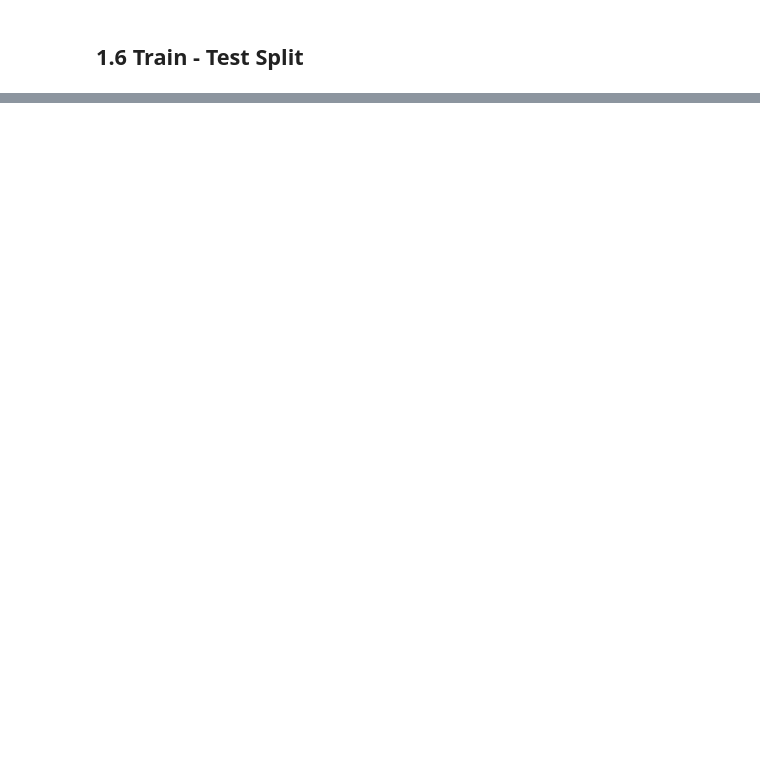
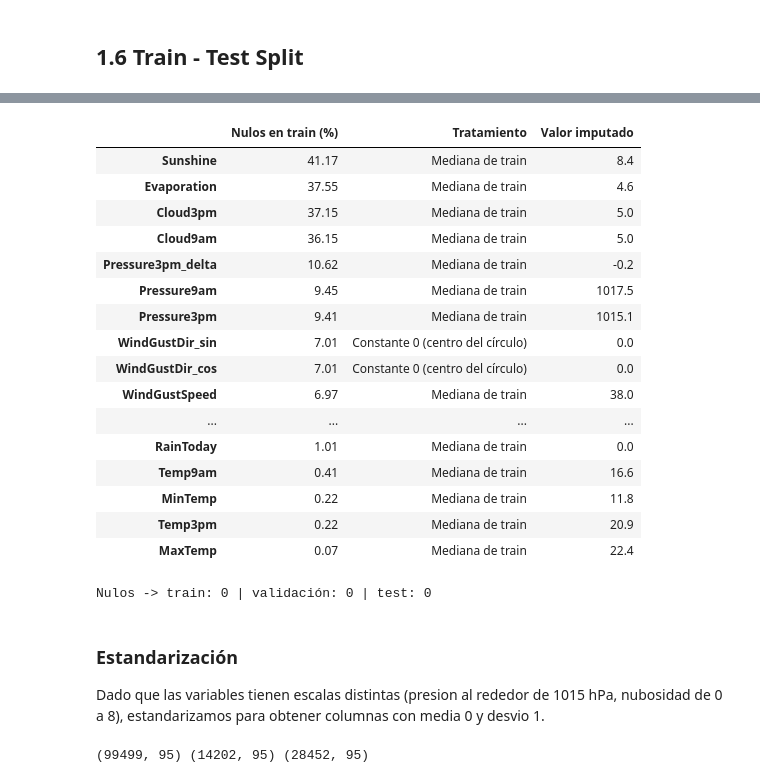
Before and after one commit to federicomarias/AA1-TUIA-Arias-Bousono, a Jupyter notebook: TP-clasificacion-AA1.ipynb, the cells around one changed output, grey strips where cells are left out. Drawn from its saved outputs; the diff is of its cells as text; code cells hidden in the pictures; blank space fills up the shorter version.

```diff
--- a/TP-clasificacion-AA1.ipynb
+++ b/TP-clasificacion-AA1.ipynb
@@ -487,0 +521,75 @@ Lluvia en train: 22.4% | en test: 22.3%
+# %%
+# Una columna 0/1 por ciudad
+X_train = pd.get_dummies(X_train, columns=['Location'], drop_first=True, dtype=int)
+X_val = pd.get_dummies(X_val, columns=['Location'], drop_first=True, dtype=int)
+X_test = pd.get_dummies(X_test, columns=['Location'], drop_first=True, dtype=int)
+
+# alineamos las columnas de validacion y test con las de train
+X_val = X_val.reindex(columns=X_train.columns, fill_value=0)
+X_test = X_test.reindex(columns=X_train.columns, fill_value=0)
+# %%
+# Columnas con al menos un nulo en train
+cols_con_nulos = X_train.columns[X_train.isna().any()]
+cols_viento = X_train.filter(regex='^Wind.*_(sin|cos)$').columns
+cols_mediana = cols_con_nulos.drop(cols_viento)
+
+# Medianas calculadas solo con train
+medianas = X_train[cols_mediana].median()
+
+# Indicadores faltantes
+cols_indicador = [c for c in cols_con_nulos
+                  if not c.endswith('_cos') and f'{c}_falta' not in X_train.columns]
+
+# Tabla con el tratamiento de cada columna
+resumen_nulos = pd.DataFrame({
+    'Nulos en train (%)': X_train[cols_con_nulos].isna().mean().mul(100).round(2),
+    'Tratamiento': ['Constante 0 (centro del círculo)' if c in cols_viento else 'Mediana de train'
+                    for c in cols_con_nulos],
+    'Valor imputado': [0 if c in cols_viento else medianas[c] for c in cols_con_nulos],
+}).sort_values('Nulos en train (%)', ascending=False)
+display(resumen_nulos)
+
+for datos in (X_train, X_val, X_test):
+    # Columna que marca si el dato faltaba
+    for col in cols_indicador:
+        datos[f'{col}_falta'] = datos[col].isna().astype(int)
+    # Viento con nulo queda en el centro del círculo
+    datos[cols_viento] = datos[cols_viento].fillna(0)
+    # el resto de las columnas con nulos se imputan con la mediana
+    datos[cols_mediana] = datos[cols_mediana].fillna(medianas)
+
+print('Nulos -> train:', X_train.isna().sum().sum(),
+      '| validación:', X_val.isna().sum().sum(),
+      '| test:', X_test.isna().sum().sum())
+# %% [output]
+|  | Nulos en train (%) | Tratamiento | Valor imputado |
+| Sunshine | 41.17 | Mediana de train | 8.4 |
+| Evaporation | 37.55 | Mediana de train | 4.6 |
+| Cloud3pm | 37.15 | Mediana de train | 5.0 |
+| Cloud9am | 36.15 | Mediana de train | 5.0 |
+| Pressure3pm_delta | 10.62 | Mediana de train | -0.2 |
+| Pressure9am | 9.45 | Mediana de train | 1017.5 |
+| Pressure3pm | 9.41 | Mediana de train | 1015.1 |
+| WindGustDir_sin | 7.01 | Constante 0 (centro del círculo) | 0.0 |
+| WindGustDir_cos | 7.01 | Constante 0 (centro del círculo) | 0.0 |
+| WindGustSpeed | 6.97 | Mediana de train | 38.0 |
+| ... | ... | ... | ... |
+| RainToday | 1.01 | Mediana de train | 0.0 |
+| Temp9am | 0.41 | Mediana de train | 16.6 |
+| MinTemp | 0.22 | Mediana de train | 11.8 |
+| Temp3pm | 0.22 | Mediana de train | 20.9 |
+| MaxTemp | 0.07 | Mediana de train | 22.4 |
+Nulos -> train: 0 | validación: 0 | test: 0
+# %% [markdown]
+### Estandarización
+
+Dado que las variables tienen escalas distintas (presion al rededor de 1015 hPa, nubosidad de 0 a 8), estandarizamos para obtener columnas con media 0 y desvio 1.
+# %%
+scaler = StandardScaler()
+X_train_scaled = pd.DataFrame(scaler.fit_transform(X_train), columns=X_train.columns, index=X_train.index)
+X_val_scaled = pd.DataFrame(scaler.transform(X_val), columns=X_val.columns, index=X_val.index)
+X_test_scaled = pd.DataFrame(scaler.transform(X_test), columns=X_test.columns, index=X_test.index)
+
+print(X_train_scaled.shape, X_val_scaled.shape, X_test_scaled.shape)
+# %% [output]
+(99499, 95) (14202, 95) (28452, 95)
```
Also changed, not shown: parts of 6 cells of this notebook.
